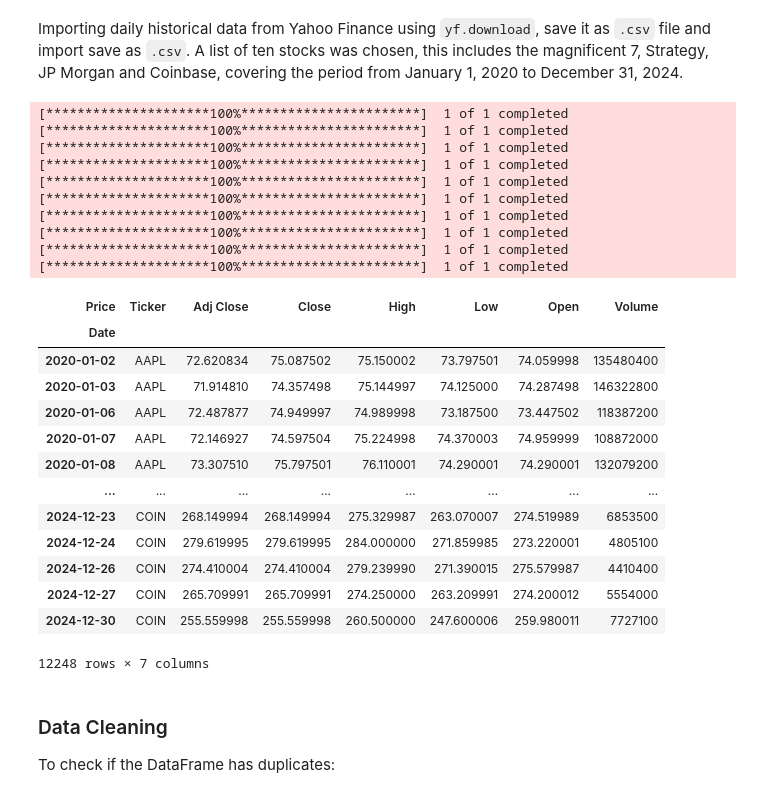
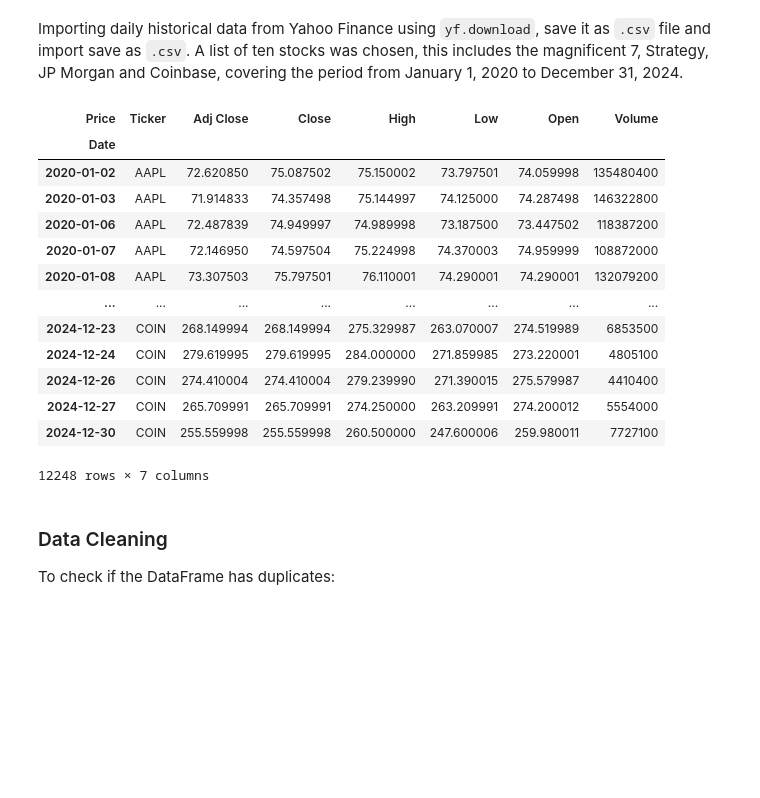
Before and after one commit to Imperial-Business-School/python-for-finance-poonnnt, a Jupyter notebook: Individual Assignment.ipynb, the cells around one changed output. Cells and saved outputs as stored; diff of their text form; code cells hidden in the pictures; blank space fills up the shorter version.

```diff
--- a/Individual Assignment.ipynb
+++ b/Individual Assignment.ipynb
@@ -22,42 +22,32 @@ Importing daily historical data from Yahoo Finance using `yf.download`, save it
 # %%
 tickers = ["AAPL", "MSFT", "AMZN", "META", "TSLA", "NVDA", "GOOGL", "MSTR", "JPM", "COIN"]
 groups = []
 
 for ticker in tickers:
-    data = yf.download(ticker, start="2020-01-01", end="2024-12-31", auto_adjust=False)
+    data = yf.download(ticker, start="2020-01-01", end="2024-12-31", auto_adjust=False, progress=False)
     data.to_csv('ten_stocks_2020_2024.csv')
     data = pd.read_csv('ten_stocks_2020_2024.csv', header=[0,1], index_col=0, parse_dates=True)
     data.columns = data.columns.droplevel(1)
     data.insert(0, "Ticker", ticker)
     groups.append(data)
 
 df = pd.concat(groups)
 df
 # %% [output]
+| Price | Ticker | Adj Close | Close | High | Low | Open | Volume |
+| Date |  |  |  |  |  |  |  |
+| 2020-01-02 | AAPL | 72.620850 | 75.087502 | 75.150002 | 73.797501 | 74.059998 | 135480400 |
+| 2020-01-03 | AAPL | 71.914833 | 74.357498 | 75.144997 | 74.125000 | 74.287498 | 146322800 |
+| 2020-01-06 | AAPL | 72.487839 | 74.949997 | 74.989998 | 73.187500 | 73.447502 | 118387200 |
+| 2020-01-07 | AAPL | 72.146950 | 74.597504 | 75.224998 | 74.370003 | 74.959999 | 108872000 |
+| 2020-01-08 | AAPL | 73.307503 | 75.797501 | 76.110001 | 74.290001 | 74.290001 | 132079200 |
+| ... | ... | ... | ... | ... | ... | ... | ... |
+| 2024-12-23 | COIN | 268.149994 | 268.149994 | 275.329987 | 263.070007 | 274.519989 | 6853500 |
+| 2024-12-24 | COIN | 279.619995 | 279.619995 | 284.000000 | 271.859985 | 273.220001 | 4805100 |
+| 2024-12-26 | COIN | 274.410004 | 274.410004 | 279.239990 | 271.390015 | 275.579987 | 4410400 |
+| 2024-12-27 | COIN | 265.709991 | 265.709991 | 274.250000 | 263.209991 | 274.200012 | 5554000 |
+| 2024-12-30 | COIN | 255.559998 | 255.559998 | 260.500000 | 247.600006 | 259.980011 | 7727100 |
-[*********************100%***********************]  1 of 1 completed
-[*********************100%***********************]  1 of 1 completed
-[*********************100%***********************]  1 of 1 completed
-[*********************100%***********************]  1 of 1 completed
-[*********************100%***********************]  1 of 1 completed
-[*********************100%***********************]  1 of 1 completed
-[*********************100%***********************]  1 of 1 completed
-[*********************100%***********************]  1 of 1 completed
-[*********************100%***********************]  1 of 1 completed
-[*********************100%***********************]  1 of 1 completed
+12248 rows × 7 columns
-| Price | Ticker | Adj Close | Close | High | Low | Open | Volume |
-| Date |  |  |  |  |  |  |  |
-| 2020-01-02 | AAPL | 72.620834 | 75.087502 | 75.150002 | 73.797501 | 74.059998 | 135480400 |
-| 2020-01-03 | AAPL | 71.914810 | 74.357498 | 75.144997 | 74.125000 | 74.287498 | 146322800 |
-| 2020-01-06 | AAPL | 72.487877 | 74.949997 | 74.989998 | 73.187500 | 73.447502 | 118387200 |
-| 2020-01-07 | AAPL | 72.146927 | 74.597504 | 75.224998 | 74.370003 | 74.959999 | 108872000 |
-| 2020-01-08 | AAPL | 73.307510 | 75.797501 | 76.110001 | 74.290001 | 74.290001 | 132079200 |
-| ... | ... | ... | ... | ... | ... | ... | ... |
-| 2024-12-23 | COIN | 268.149994 | 268.149994 | 275.329987 | 263.070007 | 274.519989 | 6853500 |
-| 2024-12-24 | COIN | 279.619995 | 279.619995 | 284.000000 | 271.859985 | 273.220001 | 4805100 |
-| 2024-12-26 | COIN | 274.410004 | 274.410004 | 279.239990 | 271.390015 | 275.579987 | 4410400 |
-| 2024-12-27 | COIN | 265.709991 | 265.709991 | 274.250000 | 263.209991 | 274.200012 | 5554000 |
-| 2024-12-30 | COIN | 255.559998 | 255.559998 | 260.500000 | 247.600006 | 259.980011 | 7727100 |
-12248 rows × 7 columns
 # %% [markdown]
 ### Data Cleaning
 
```
Also changed, not shown: parts of 3 cells of this notebook.
